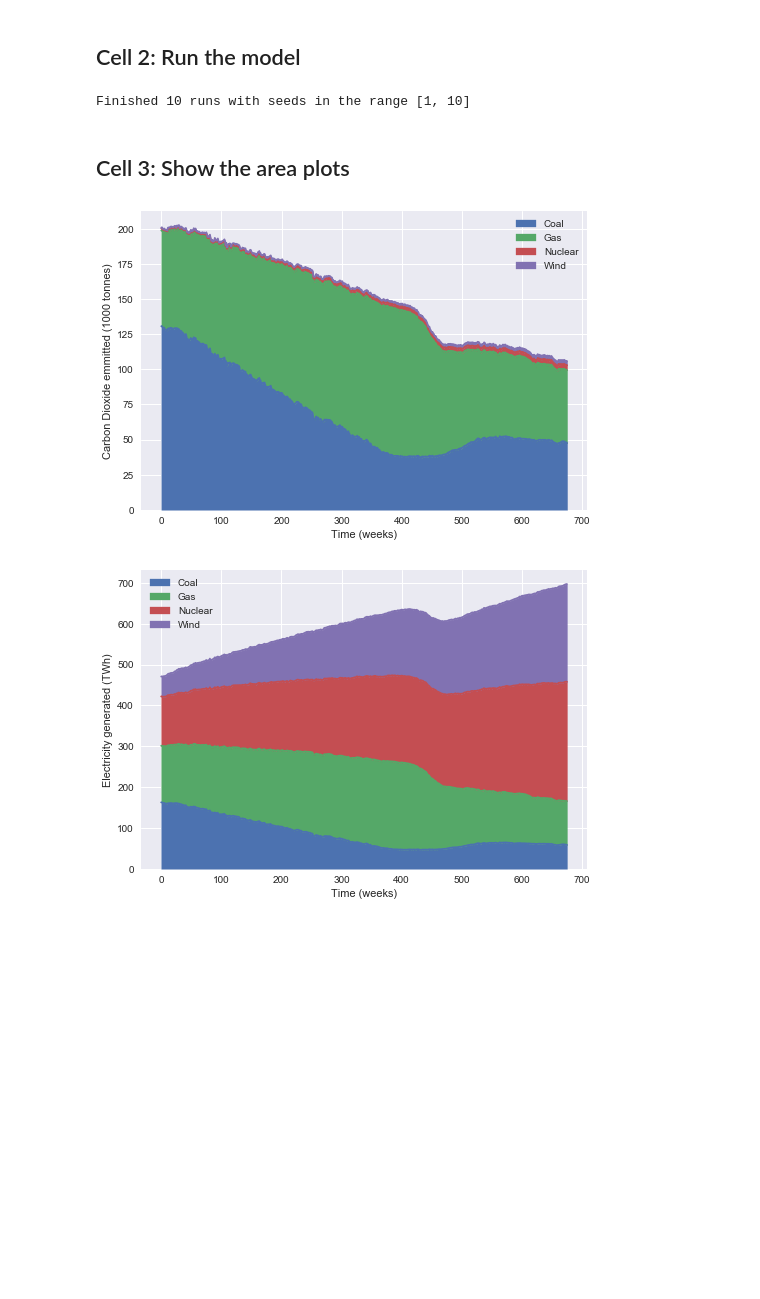
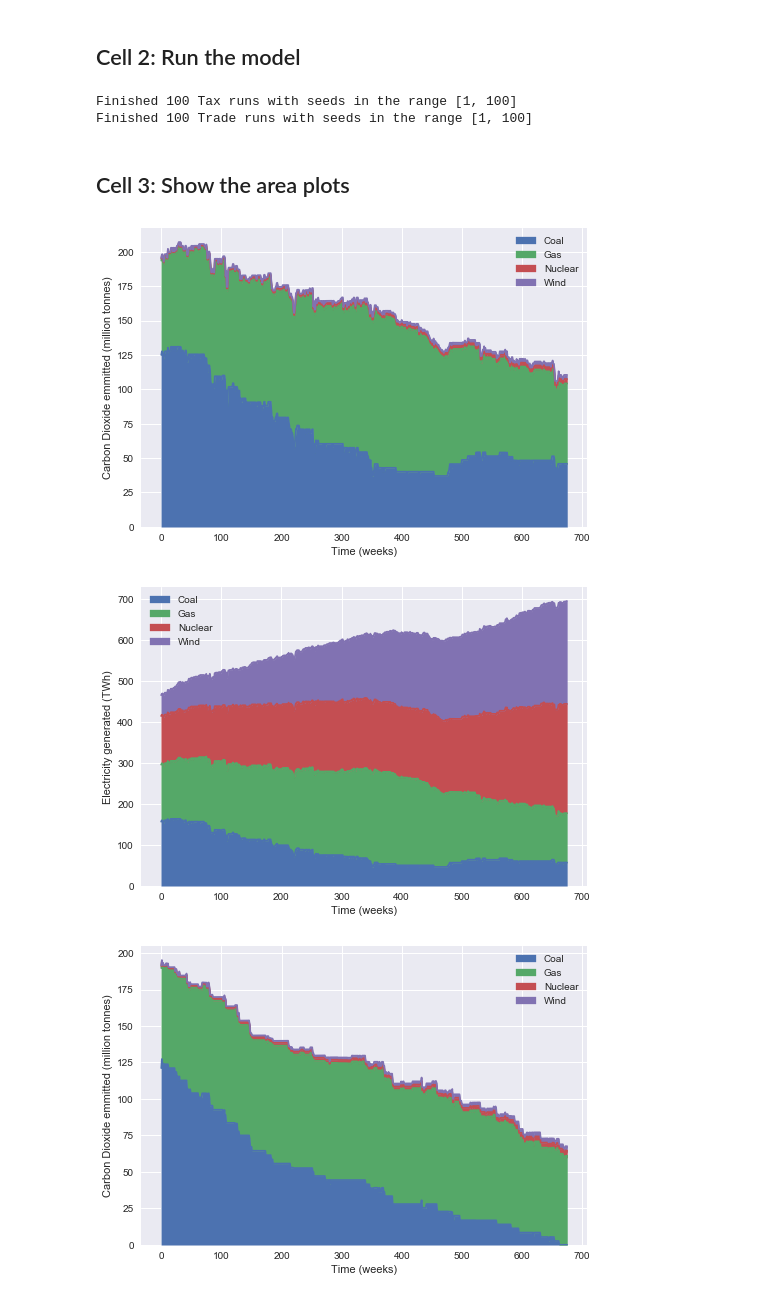
Before and after one commit to timjchandler/tax-or-trade, a Jupyter notebook: finalAnalysis/run.ipynb, the cells around one changed output. Saved outputs shown, nothing was run; the diff lists cells and outputs as text; code cells hidden in the pictures; blank space fills up the shorter version.

```diff
--- a/finalAnalysis/run.ipynb
+++ b/finalAnalysis/run.ipynb
@@ -33,15 +24,30 @@ preset      = 'US-2007'
+# %%
+from functions import analysis
+from matplotlib import pyplot as plt
+
+runs            = 100
+seed            = 1
+initialTax      = '0100'
+incrementTax    = '0050'
+initialTrade    = '5x10-9'
+incrementTrade  = '1x10-6'
+preset          = 'US-2007'
+
+analysis = analysis(runs, seed, initialTrade, incrementTrade, initialTax, incrementTax, preset)
 # %% [markdown]
 ## Cell 2: Run the model
 # %%
-jarArguments = fnc.getJarArguments(runs, seed, isTax, initial, increment, preset)
-! java -jar model.jar $jarArguments
+args = analysis.getJarArguments()
+! java -jar model.jar $args
 # %% [output]
-Finished 10 runs with seeds in the range [1, 10]
+Finished 100 Tax runs with seeds in the range [1, 100]
+Finished 100 Trade runs with seeds in the range [1, 100]
 # %% [markdown]
 ## Cell 3: Show the area plots
-# %%
-carbon, electricity = fnc.makePlots(seed, isTax, initial, increment, preset, runs)
-fnc.plt.show()
-# %% [output]
-[figure, removed]
-[figure, removed]
+# %%
+analysis.plotArea()
+plt.show()
+# %% [output]
+[figure, added]
+[figure, added]
+[figure, added]
```
Also changed, not shown: parts of 5 cells of this notebook, 10 other files.
